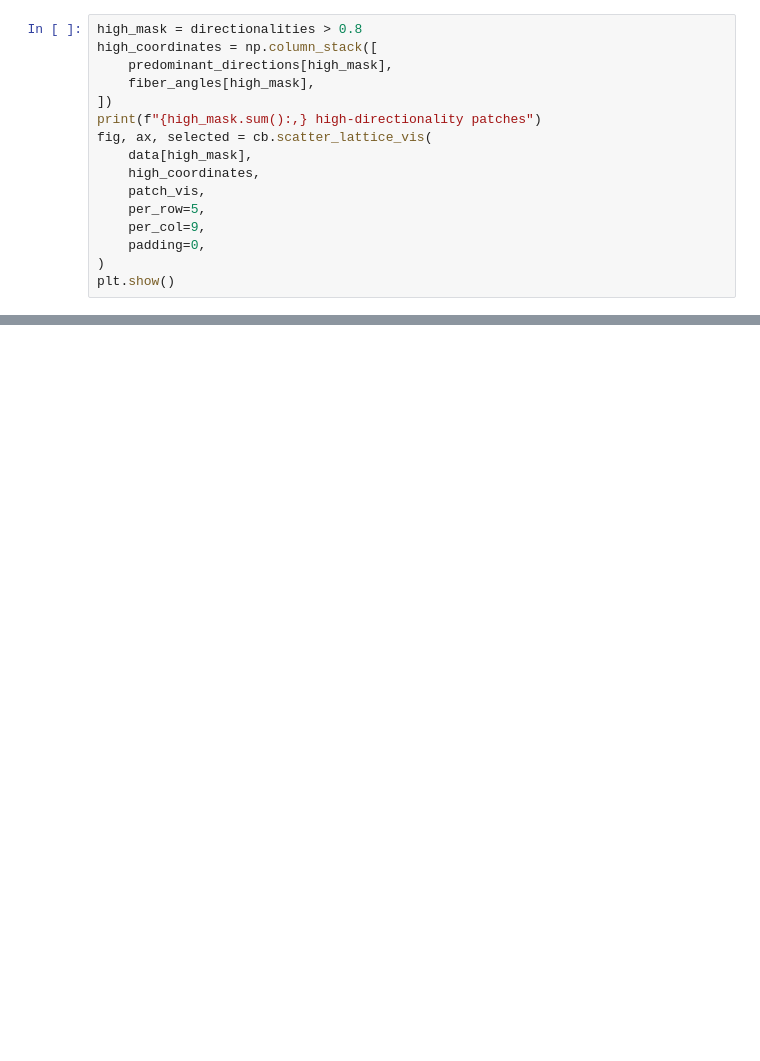
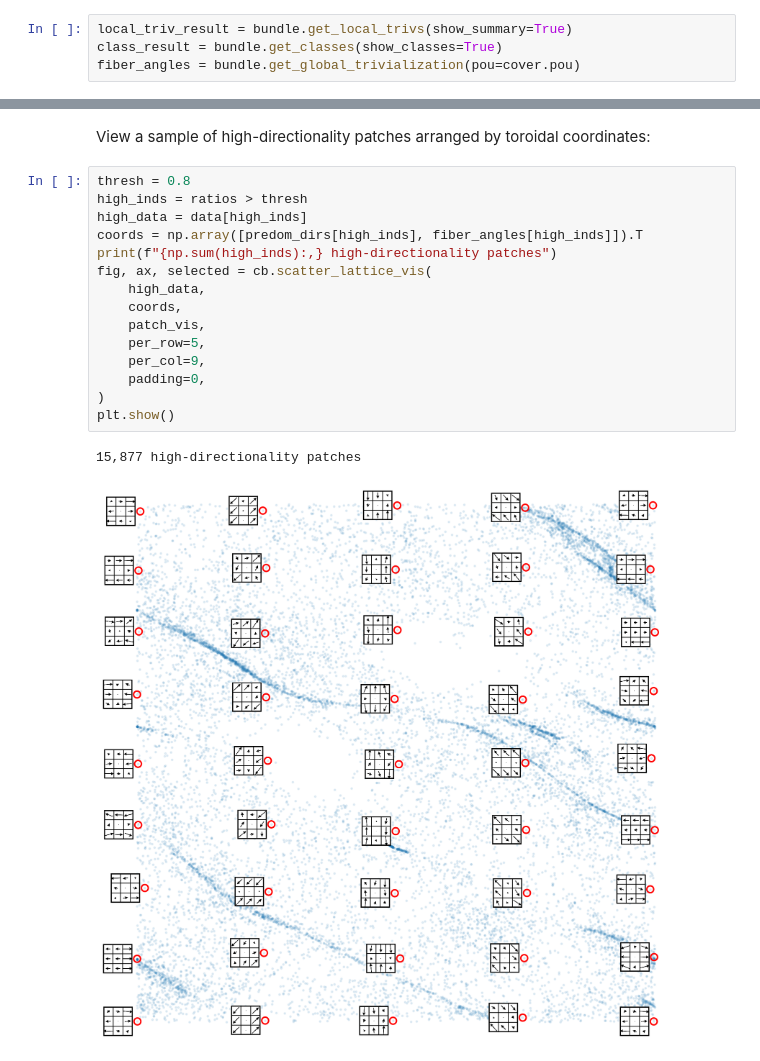
Before and after one commit to bradturow/high-contrast-optical-flow-experiments, a Jupyter notebook: notebooks/01_extended_torus.ipynb, the cells around one changed output, grey strips where cells are left out. Drawn from its saved outputs; the diff is of its cells as text; blank space fills up the shorter version.

```diff
--- a/notebooks/01_extended_torus.ipynb
+++ b/notebooks/01_extended_torus.ipynb
@@ -149,16 +249,4 @@ plt.show()
 # %%
-high_mask = directionalities > 0.8
-high_coordinates = np.column_stack([
-    predominant_directions[high_mask],
-    fiber_angles[high_mask],
-])
-print(f"{high_mask.sum():,} high-directionality patches")
-fig, ax, selected = cb.scatter_lattice_vis(
-    data[high_mask],
-    high_coordinates,
-    patch_vis,
-    per_row=5,
-    per_col=9,
-    padding=0,
-)
-plt.show()
+local_triv_result = bundle.get_local_trivs(show_summary=True)
+class_result = bundle.get_classes(show_classes=True)
+fiber_angles = bundle.get_global_trivialization(pou=cover.pou)
@@ -165 +256,21 @@ plt.show()
+# %% [markdown]
+View a sample of high-directionality patches arranged by toroidal coordinates:
+# %%
+thresh = 0.8
+high_inds = ratios > thresh
+high_data = data[high_inds]
+coords = np.array([predom_dirs[high_inds], fiber_angles[high_inds]]).T
+print(f"{np.sum(high_inds):,} high-directionality patches")
+fig, ax, selected = cb.scatter_lattice_vis(
+    high_data,
+    coords,
+    patch_vis,
+    per_row=5,
+    per_col=9,
+    padding=0,
+)
+plt.show()
+# %% [output]
+15,877 high-directionality patches
+[figure, added]
 # %%
```
Also changed, not shown: parts of 19 cells of this notebook, 4 other files.
